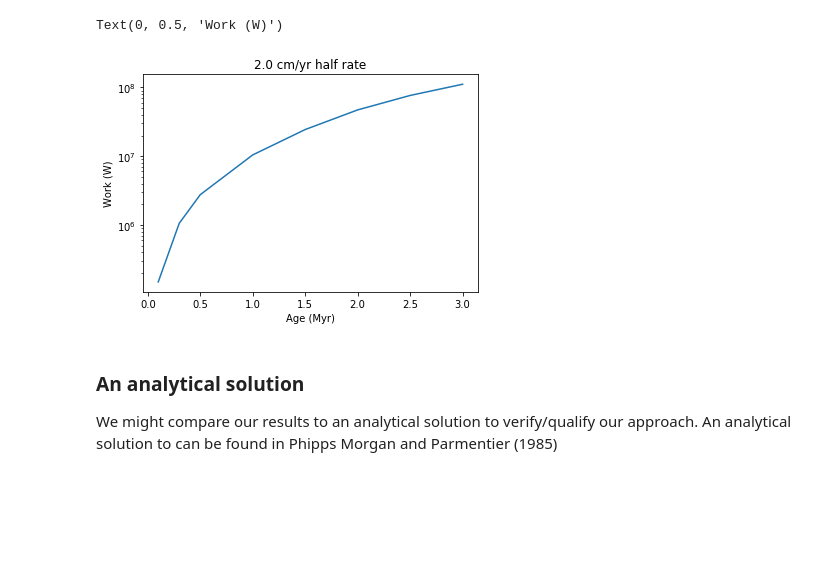
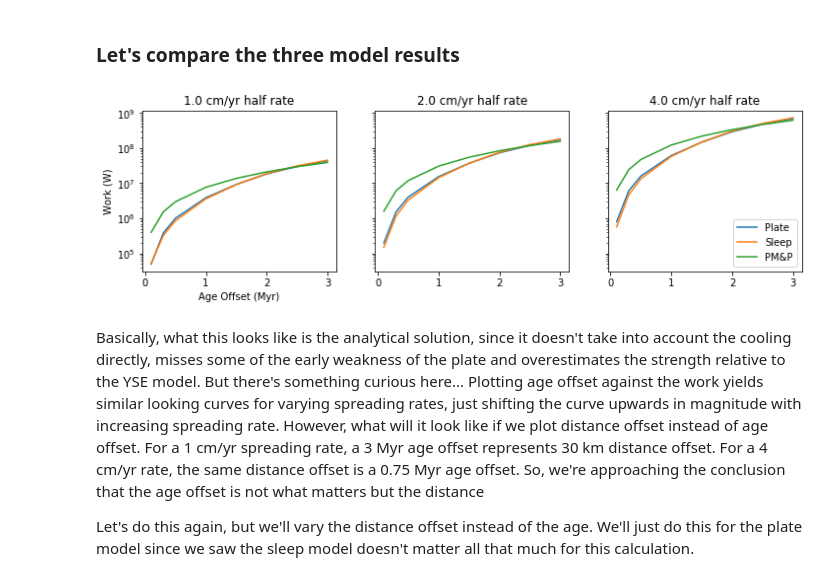
Before and after one commit to hughaharper/yield-strength-envelope, a Jupyter notebook: src/strain_energy/transform-energy.ipynb, the cells around one changed output. Drawn from its saved outputs; the diff is of its cells as text; code cells hidden in the pictures; blank space fills up the shorter version.

```diff
--- a/src/strain_energy/transform-energy.ipynb
+++ b/src/strain_energy/transform-energy.ipynb
@@ -44,0 +65,9 @@ transform_energy 3.0 0.02
+# %%
+def compute_transform_analytical(rate,length,A,B,tau_0,xi):
+    g = 9.8 # acc gravity
+    rho = 2900 # density, fixed
+    T1 = xi*rho*g*(A**2)*(L**2)/4
+    T2 = (2*A*L*sqrt(U*L)/3)*(tau_0 + xi*rho*g*B)
+    T3 = B*L*U*(tau_0 + (xi*rho*g*B/2))
+    phi = T1 + T2 + T3
+    return phi
@@ -44,0 +102,18 @@ transform_energy 3.0 0.02
+# %%
+mod_flags = {
+    'tesw': 1,
+    'hssw': 0
+}
+rates = [0.01,0.02,0.04]
+offsets = [0.1,0.3,0.5,1.0,1.5,2.0,2.5,3.0]
+m = len(rates)
+n = len(offsets)
+phi_sleep = np.zeros((m,n))
+# %%
+j = 0
+for rate in rates:
+    i = 0
+    for offset in offsets:
+        phi_sleep[j,i] = compute_transform_energy(offset,rate,mod_flags)
+        i += 1
+    j += 1
@@ -45,12 +124,18 @@ transform_energy 3.0 0.02
+# %% [markdown]
+### Let's compare the three model results
 # %%
-fig_a, axes = plt.subplots()
-axes.semilogy(offsets,phi)
-axes.set_title(str(rate*100) + ' cm/yr half rate')
-axes.set_xlabel('Age (Myr)')
-axes.set_ylabel('Work (W)')
+fig_a, axes = plt.subplots(nrows=1,ncols=m,sharey='all',sharex='all',figsize=(12.0, 3.0))
+j = 0
+for rate in rates:
+    axes[j].semilogy(offsets,phi_plate[j,:],label="Plate")
+    axes[j].semilogy(offsets,phi_sleep[j,:],label="Sleep")
+    axes[j].semilogy(offsets,phi_anal[j,:],label="PM&P")
+    axes[j].set_title(str(rate*100) + ' cm/yr half rate')
+    if j == 0:
+        axes[j].set_xlabel('Age Offset (Myr)')
+        axes[j].set_ylabel('Work (W)')
+    elif j == m-1:
+        axes[j].legend()
+    j += 1
 # %% [output]
-Text(0, 0.5, 'Work (W)')
-[figure, old version]
+[figure, new version]
-# %% [markdown]
-### An analytical solution
-We might compare our results to an analytical solution to verify/qualify our approach. An analytical solution to can be found in Phipps Morgan and Parmentier (1985)
@@ -63,0 +142,4 @@ U = 0.02
+# %% [markdown]
+Basically, what this looks like is the analytical solution, since it doesn't take into account the cooling directly, misses some of the early weakness of the plate and overestimates the strength relative to the YSE model. But there's something curious here... Plotting age offset against the work yields similar looking curves for varying spreading rates, just shifting the curve upwards in magnitude with increasing spreading rate. However, what will it look like if we plot distance offset instead of age offset. For a 1 cm/yr spreading rate, a 3 Myr age offset represents 30 km distance offset. For a 4 cm/yr rate, the same distance offset is a 0.75 Myr age offset. So, we're approaching the conclusion that the age offset is not what matters but the distance
+
+Let's do this again, but we'll vary the distance offset instead of the age. We'll just do this for the plate model since we saw the sleep model doesn't matter all that much for this calculation.
```
Also changed, not shown: parts of 20 cells of this notebook.
